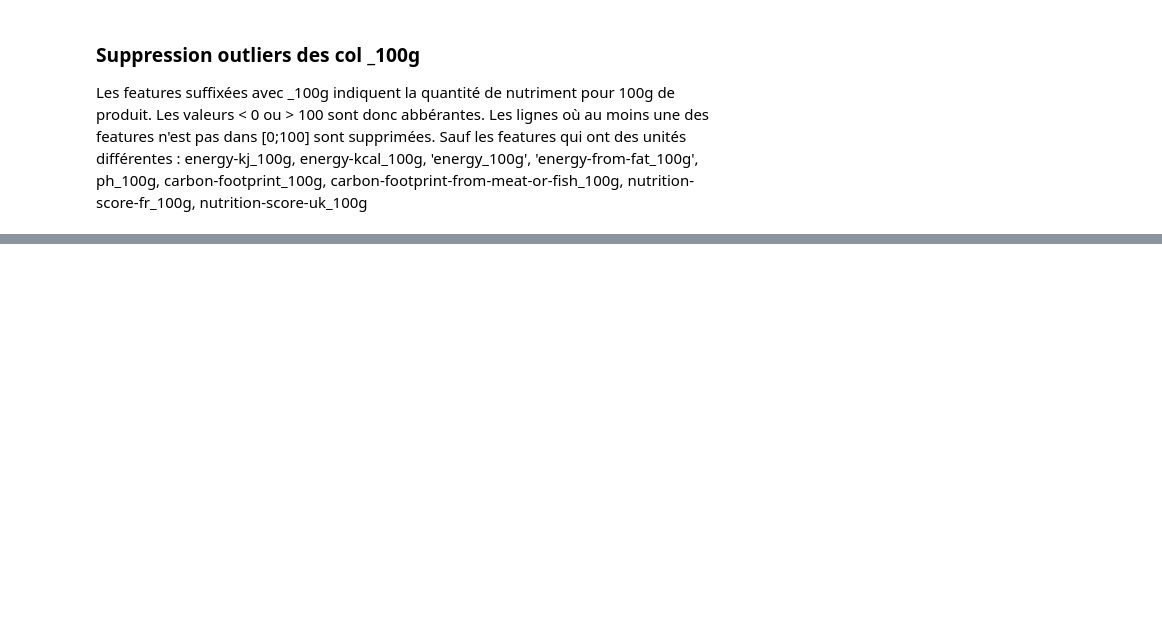
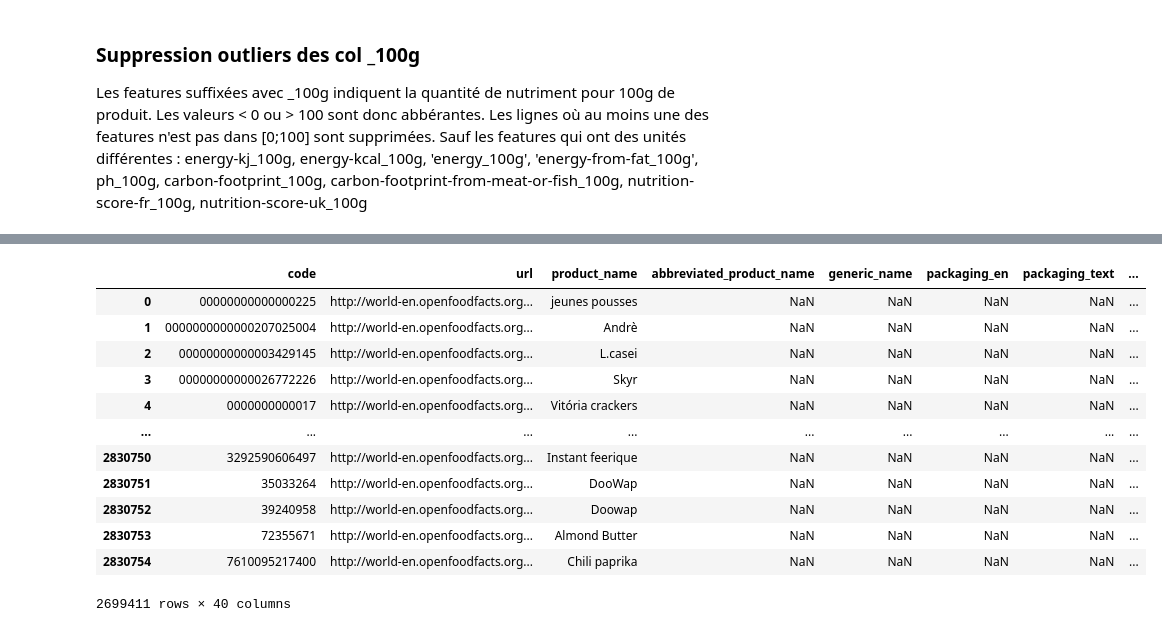
Before and after one commit to guillaumechupe/OpenFoodFact_Cluster, a Jupyter notebook: Outliers.ipynb, the cells around one changed output, grey strips where cells are left out. Drawn from its saved outputs; the diff is of its cells as text; code cells hidden in the pictures; blank space fills up the shorter version.

Commit message:
outliers

```diff
--- a/Outliers.ipynb
+++ b/Outliers.ipynb
@@ -116,0 +158,2 @@ df.to_csv("df_after100g.csv", sep='\t', encoding='utf-8', index=False)
+# %%
+df = df_after100g
@@ -121,4 +165,0 @@ df.shape
-# %%
-%%time
-df = pd.read_csv("df_after100g.csv",
-              sep="\t", encoding="utf-8", low_memory=False)
@@ -156,16 +170,2 @@ a supprimer : 'unique_scans_n',
-# %%
-import numpy as np
-
-# Calculer la médiane et l'écart-type des colonnes numériques
-num_cols_others = ['serving_quantity','ecoscore_score','product_quantity']
-median = df[num_cols_others].median()
-std = df[num_cols_others].std()
-
-# Identifier les lignes à conserver
-keep = np.abs(df[num_cols_others] - median) <= 5 * std
-keep = keep.all(axis=1)
-
-# Supprimer les lignes à éliminer
-df = df[keep]
 # %%
 df.shape
@@ -187,0 +174,3 @@ plt.show()
+# %%
+df = handle_outliers(df, how = 'winsorize', numeric_cols=['serving_quantity','product_quantity'])
+df.shape
@@ -187,0 +201,16 @@ plt.show()
+# %%
+df.select_dtypes(exclude=['number'])
+# %% [output]
+|  | code | url | product_name | abbreviated_product_name | generic_name | packaging_en | packaging_text | ... |
+| 0 | 00000000000000225 | http://world-en.openfoodfacts.org... | jeunes pousses | NaN | NaN | NaN | NaN | ... |
+| 1 | 0000000000000207025004 | http://world-en.openfoodfacts.org... | Andrè | NaN | NaN | NaN | NaN | ... |
+| 2 | 00000000000003429145 | http://world-en.openfoodfacts.org... | L.casei | NaN | NaN | NaN | NaN | ... |
+| 3 | 00000000000026772226 | http://world-en.openfoodfacts.org... | Skyr | NaN | NaN | NaN | NaN | ... |
+| 4 | 0000000000017 | http://world-en.openfoodfacts.org... | Vitória crackers | NaN | NaN | NaN | NaN | ... |
+| ... | ... | ... | ... | ... | ... | ... | ... | ... |
+| 2830750 | 3292590606497 | http://world-en.openfoodfacts.org... | Instant feerique | NaN | NaN | NaN | NaN | ... |
+| 2830751 | 35033264 | http://world-en.openfoodfacts.org... | DooWap | NaN | NaN | NaN | NaN | ... |
+| 2830752 | 39240958 | http://world-en.openfoodfacts.org... | Doowap | NaN | NaN | NaN | NaN | ... |
+| 2830753 | 72355671 | http://world-en.openfoodfacts.org... | Almond Butter | NaN | NaN | NaN | NaN | ... |
+| 2830754 | 7610095217400 | http://world-en.openfoodfacts.org... | Chili paprika | NaN | NaN | NaN | NaN | ... |
+2699411 rows × 40 columns
```
Also changed, not shown: parts of 23 cells of this notebook, 1 other file.
